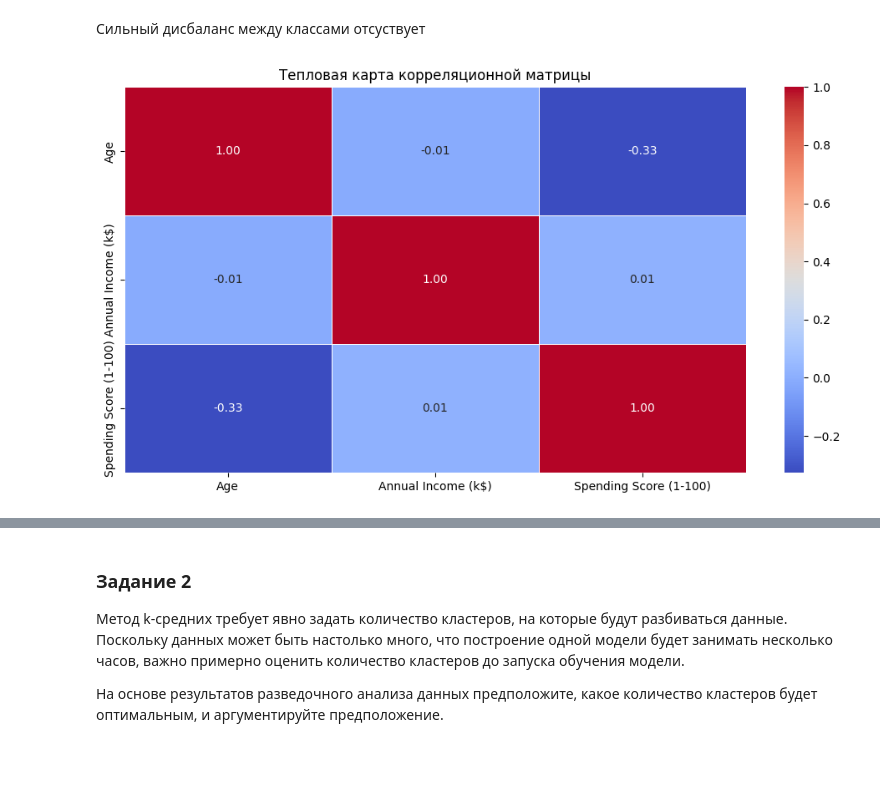
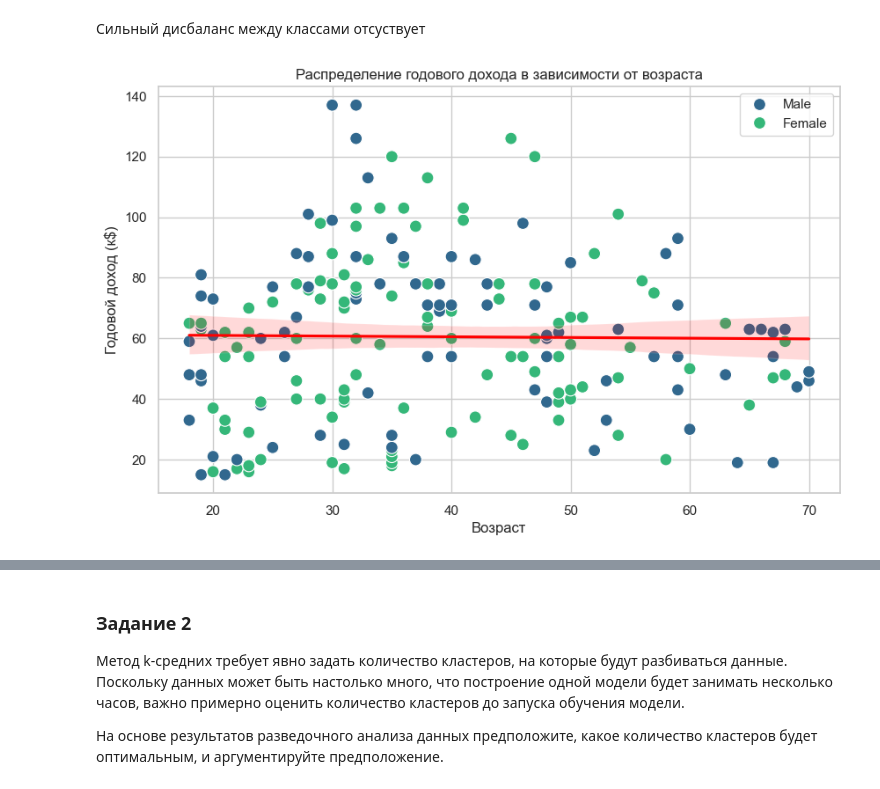
Before and after one commit to Ritorta/machine-learning, a Jupyter notebook: Work#7/Task#1.ipynb, the cells around one changed output, grey strips where cells are left out. Drawn from its saved outputs; the diff is of its cells as text; code cells hidden in the pictures; blank space fills up the shorter version.

```diff
--- a/Work#7/Task#1.ipynb
+++ b/Work#7/Task#1.ipynb
@@ -280,17 +275,16 @@ Passing `palette` without assigning `hue` is deprecated and will be removed in v
 [figure]
 # %% [markdown]
 Сильный дисбаланс между классами отсуствует
-# %%
-# Вычисляем корреляционную матрицу для обработанного DataFrame
-selected_columns = ['Age', 'Annual Income (k$)', 'Spending Score (1-100)']
-
-# Вычисляем корреляционную матрицу для оставшихся столбцов
-correlation_matrix = Mall_df[selected_columns].corr()
-
-# Настраиваем размеры тепловой карты
-plt.figure(figsize=(12, 6))
-sns.heatmap(correlation_matrix, annot=True, cmap='coolwarm', linewidths=0.5, fmt='.2f')
-plt.title("Тепловая карта корреляционной матрицы")
-plt.show()
-# %% [output]
-[figure, removed]
+# %%
+# Построение графика распределения дохода в зависимости от возраста
+plt.figure(figsize=(10, 6))
+sns.scatterplot(data=Mall_df, x='Age', y='Annual Income (k$)', hue='Genre', palette='viridis', s=100)
+sns.regplot(data=Mall_df, x='Age', y='Annual Income (k$)', scatter=False, color='red', line_kws={"label": "Линия регрессии"})
+plt.title('Распределение годового дохода в зависимости от возраста')
+plt.xlabel('Возраст')
+plt.ylabel('Годовой доход (к$)')
+plt.legend()
+plt.grid(True)
+plt.show()
+# %% [output]
+[figure, added]
```
Also changed, not shown: parts of 31 cells of this notebook.
